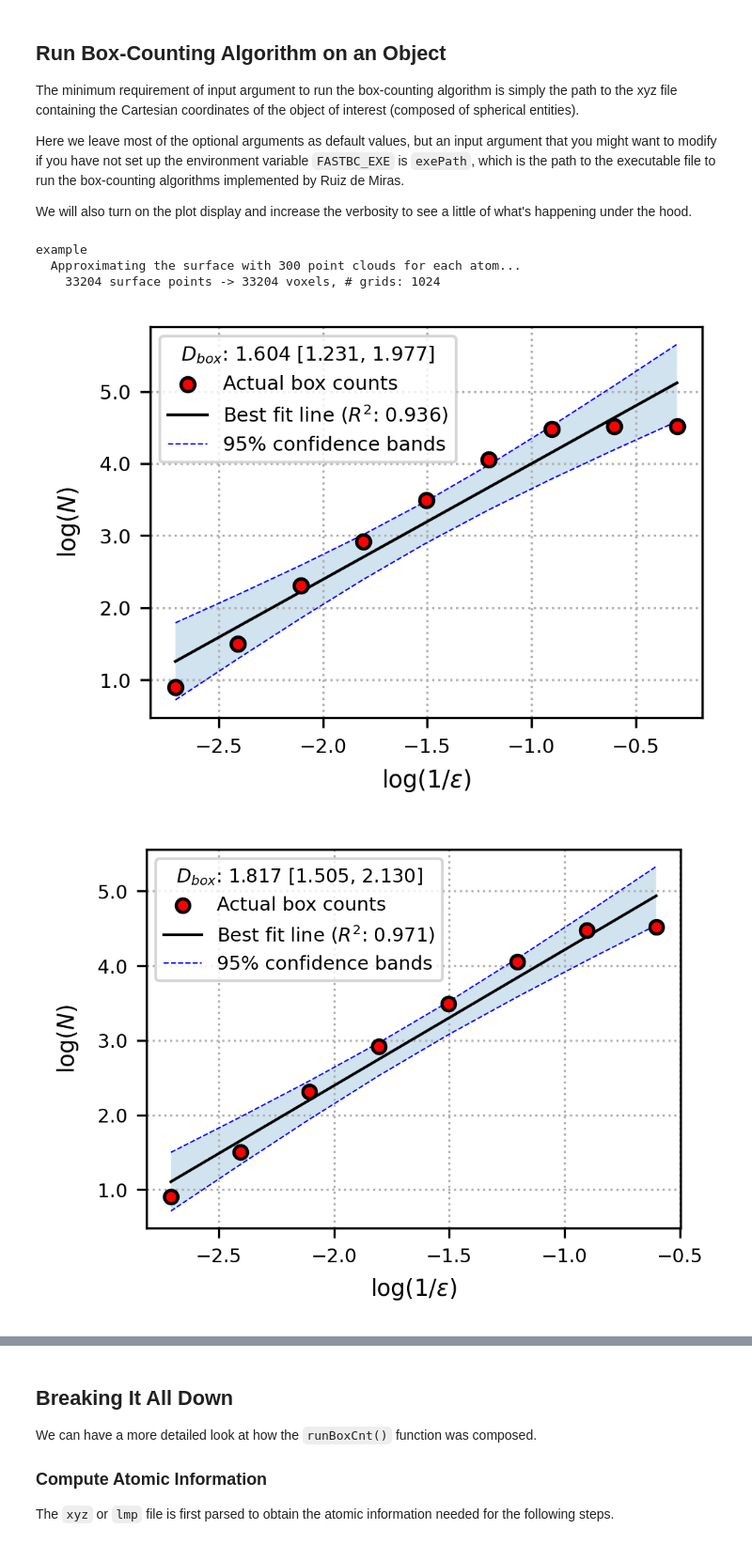
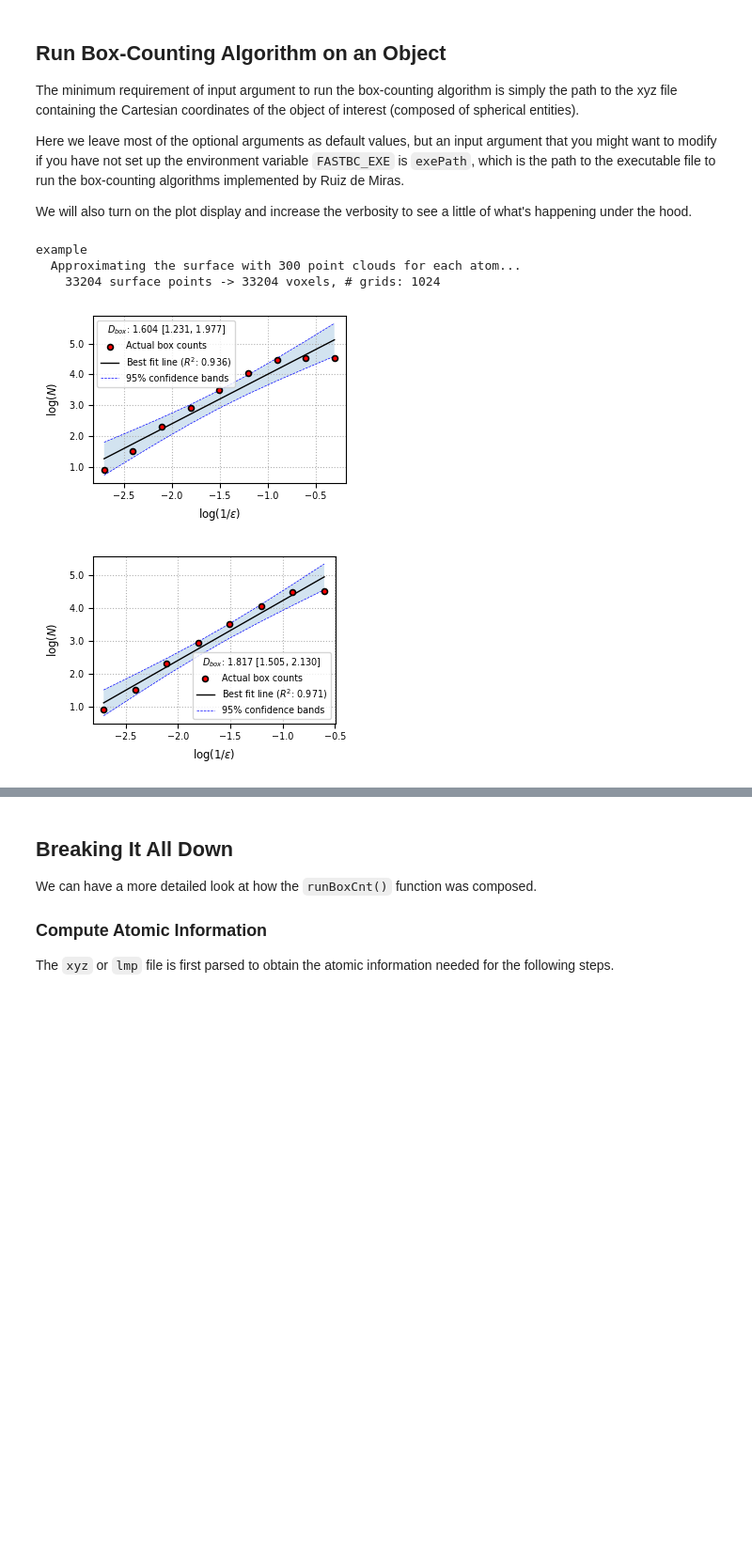
Before and after one commit to Jon-Ting/sphractal, a Jupyter notebook: docs/example.ipynb, the cells around one changed output, grey strips where cells are left out. Shown at 94% size. Drawn from its saved outputs; the diff is of its cells as text; code cells hidden in the pictures; blank space fills up the shorter version.

Commit message:
docs(example): updated example notebook

```diff
--- a/docs/example.ipynb
+++ b/docs/example.ipynb
@@ -26,8 +26,8 @@ A gold-platinum (Au-Pt) nanoparticle is used here as a test case. Below is a sna
 # %%
 from sphractal.datasets import getExampleDataPath
 
-xyzFilePath = getExampleDataPath()
-print(xyzFilePath)
+inpFile = getExampleDataPath()
+print(inpFile)
 # %% [output]
 /mnt/c/Users/ASUS/Documents/PhD/Workstation/PaperDrafts/NP_Frac_Dim/DOCS/sphractal/src/sphractal/data/example.xyz
 # %% [markdown]
@@ -62,11 +62,11 @@ We will also turn on the plot display and increase the verbosity to see a little
 # %%
 from sphractal import runBoxCnt
 
 fastBCexePath = '../src/fastBC/3DbinImBCcpu.exe'
-boxCntResults = runBoxCnt(xyzFilePath, exePath=fastBCexePath, showPlot=True, verbose=True)
+boxCntResults = runBoxCnt(inpFile, exePath=fastBCexePath, figType='notebook', showPlot=True, verbose=True)
 # %% [output]
 example
   Approximating the surface with 300 point clouds for each atom...
     33204 surface points -> 33204 voxels, # grids: 1024
-[figure, old version]
+[figure, new version]
-[figure, old version]
+[figure, new version]
```
Also changed, not shown: parts of 11 cells of this notebook.
